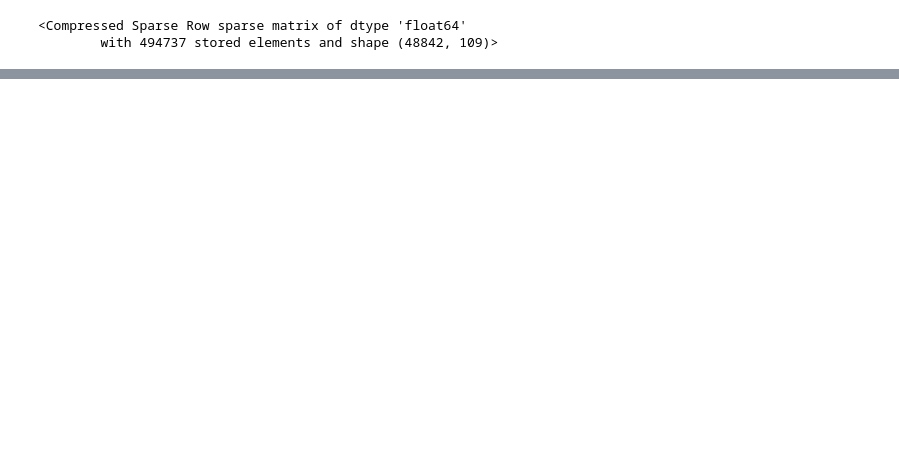
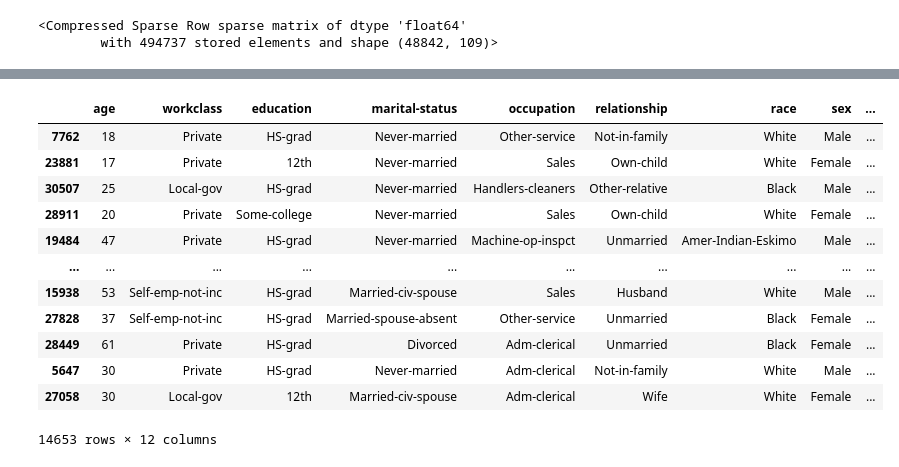
Before and after one commit to SP2024MINE/proyecto_final_izainea, a Jupyter notebook: Codigo/Cuaderno_Experimentos_AS.ipynb, the cells around one changed output, grey strips where cells are left out. Saved outputs shown, nothing was run; the diff lists cells and outputs as text; code cells hidden in the pictures; blank space fills up the shorter version.

```diff
--- a/Codigo/Cuaderno_Experimentos_AS.ipynb
+++ b/Codigo/Cuaderno_Experimentos_AS.ipynb
@@ -199,7 +235,7 @@ from sklearn.compose import ColumnTransformer
 preprocesador = ColumnTransformer(
     transformers=[
         ('num', 'passthrough', numerical_columns),
-        ('cat', OneHotEncoder(sparse_output=True), categorical_columns)
+    ('cat', OneHotEncoder(sparse_output=True,handle_unknown='ignore'), categorical_columns)
     ])
 preprocesador
 # %% [output]
@@ -269,0 +293,6 @@ preprocesador.transform(X)
+# %%
+### Entrenamos el modelo con el pipeline
+
+X_train, X_test, y_train, y_test = train_test_split(X, y, test_size=0.3, random_state=42)
+
+mi_primer_pipeline.fit(X_train, y_train)
@@ -269,0 +378,16 @@ preprocesador.transform(X)
+# %%
+X_test
+# %% [output]
+|  | age | workclass | education | marital-status | occupation | relationship | race | sex | ... |
+| 7762 | 18 | Private | HS-grad | Never-married | Other-service | Not-in-family | White | Male | ... |
+| 23881 | 17 | Private | 12th | Never-married | Sales | Own-child | White | Female | ... |
+| 30507 | 25 | Local-gov | HS-grad | Never-married | Handlers-cleaners | Other-relative | Black | Male | ... |
+| 28911 | 20 | Private | Some-college | Never-married | Sales | Own-child | White | Female | ... |
+| 19484 | 47 | Private | HS-grad | Never-married | Machine-op-inspct | Unmarried | Amer-Indian-Eskimo | Male | ... |
+| ... | ... | ... | ... | ... | ... | ... | ... | ... | ... |
+| 15938 | 53 | Self-emp-not-inc | HS-grad | Married-civ-spouse | Sales | Husband | White | Male | ... |
+| 27828 | 37 | Self-emp-not-inc | HS-grad | Married-spouse-absent | Other-service | Unmarried | Black | Female | ... |
+| 28449 | 61 | Private | HS-grad | Divorced | Adm-clerical | Unmarried | Black | Female | ... |
+| 5647 | 30 | Private | HS-grad | Never-married | Adm-clerical | Not-in-family | White | Male | ... |
+| 27058 | 30 | Local-gov | 12th | Married-civ-spouse | Adm-clerical | Wife | White | Female | ... |
+14653 rows × 12 columns
```
Also changed, not shown: parts of 25 cells of this notebook, 2 other files.
